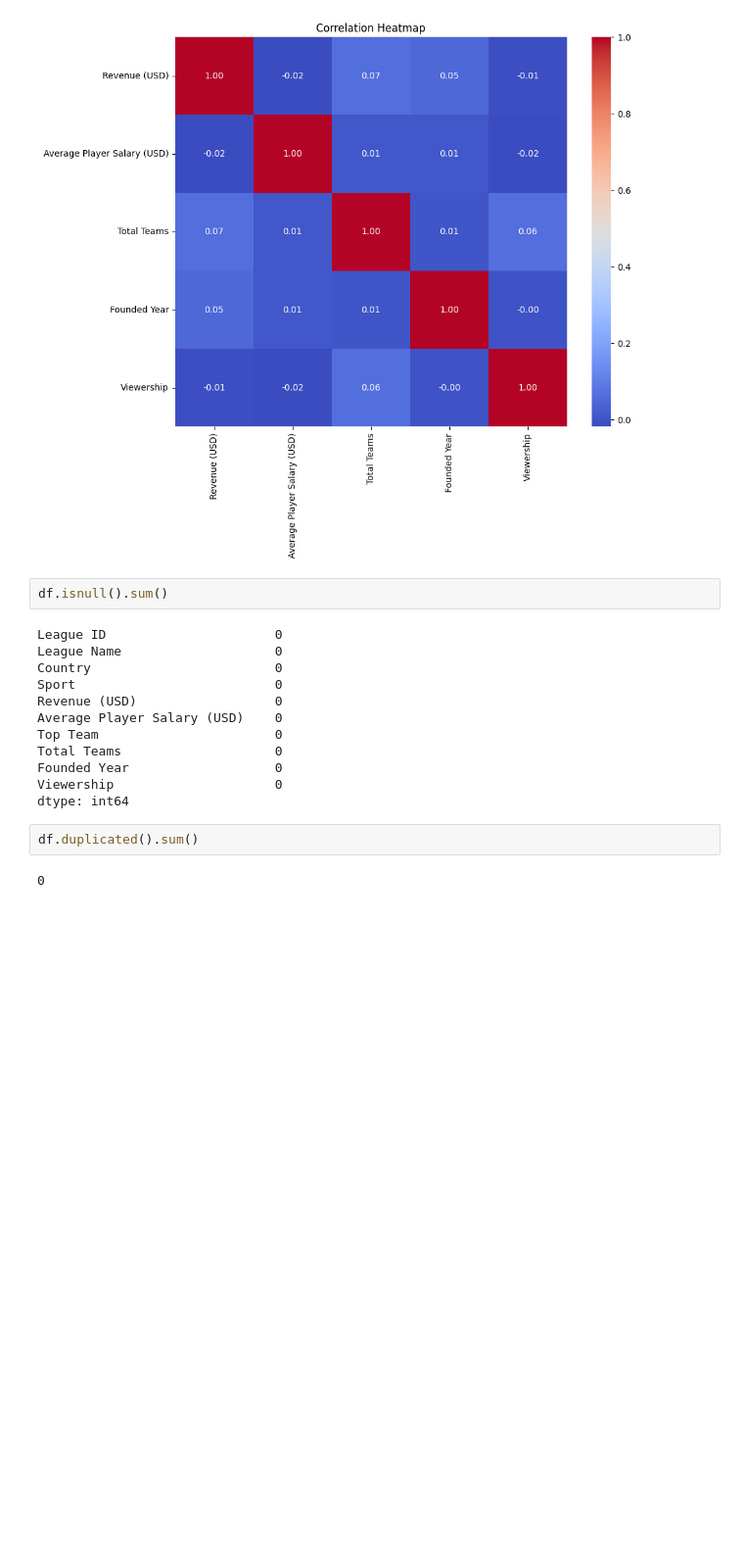
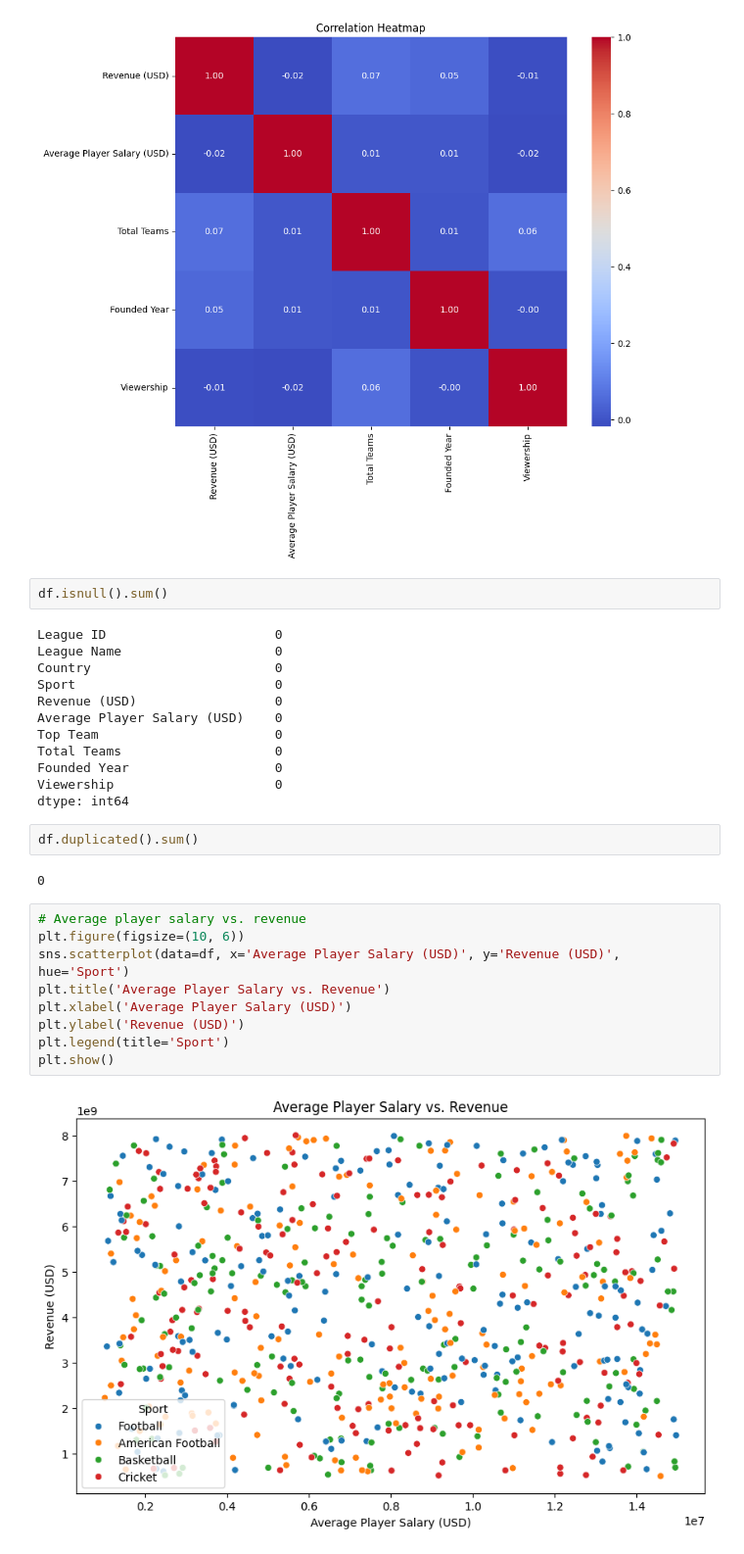
Before and after one commit to hasanenesguray/Data_Visualisation, a Jupyter notebook: World's Richest Sports Leagues Dataset/World's Richest Sports Leagues Dataset.ipynb, the cells around one changed output. Shown at 98% size. Saved outputs shown, nothing was run; the diff lists cells and outputs as text; blank space fills up the shorter version.

Commit message:
Analyse average player salary

```diff
--- a/World's Richest Sports Leagues Dataset/World's Richest Sports Leagues Dataset.ipynb
+++ b/World's Richest Sports Leagues Dataset/World's Richest Sports Leagues Dataset.ipynb
@@ -103,3 +103,14 @@ dtype: int64
 df.duplicated().sum()
 # %% [output]
 0
+# %%
+# Average player salary vs. revenue
+plt.figure(figsize=(10, 6))
+sns.scatterplot(data=df, x='Average Player Salary (USD)', y='Revenue (USD)', hue='Sport')
+plt.title('Average Player Salary vs. Revenue')
+plt.xlabel('Average Player Salary (USD)')
+plt.ylabel('Revenue (USD)')
+plt.legend(title='Sport')
+plt.show()
+# %% [output]
+[figure, added]
```
